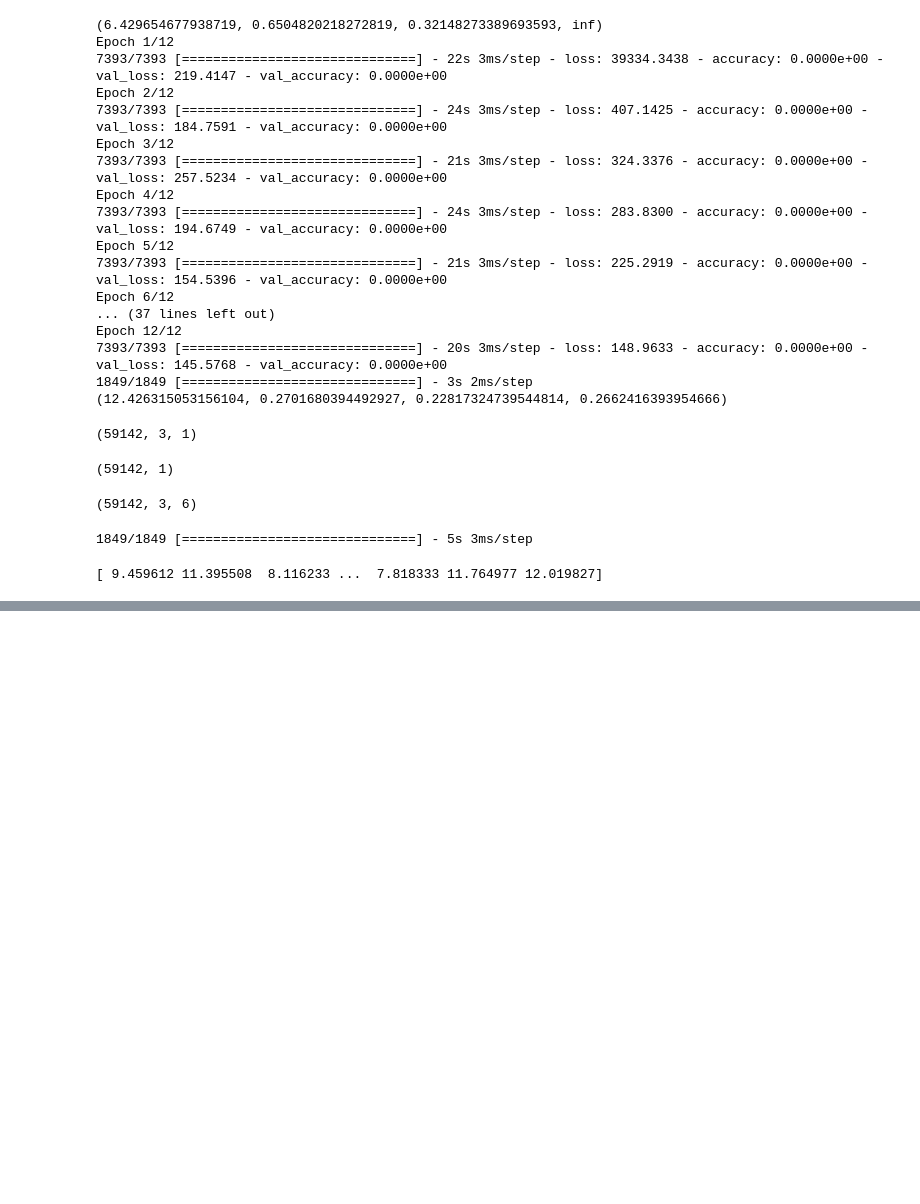
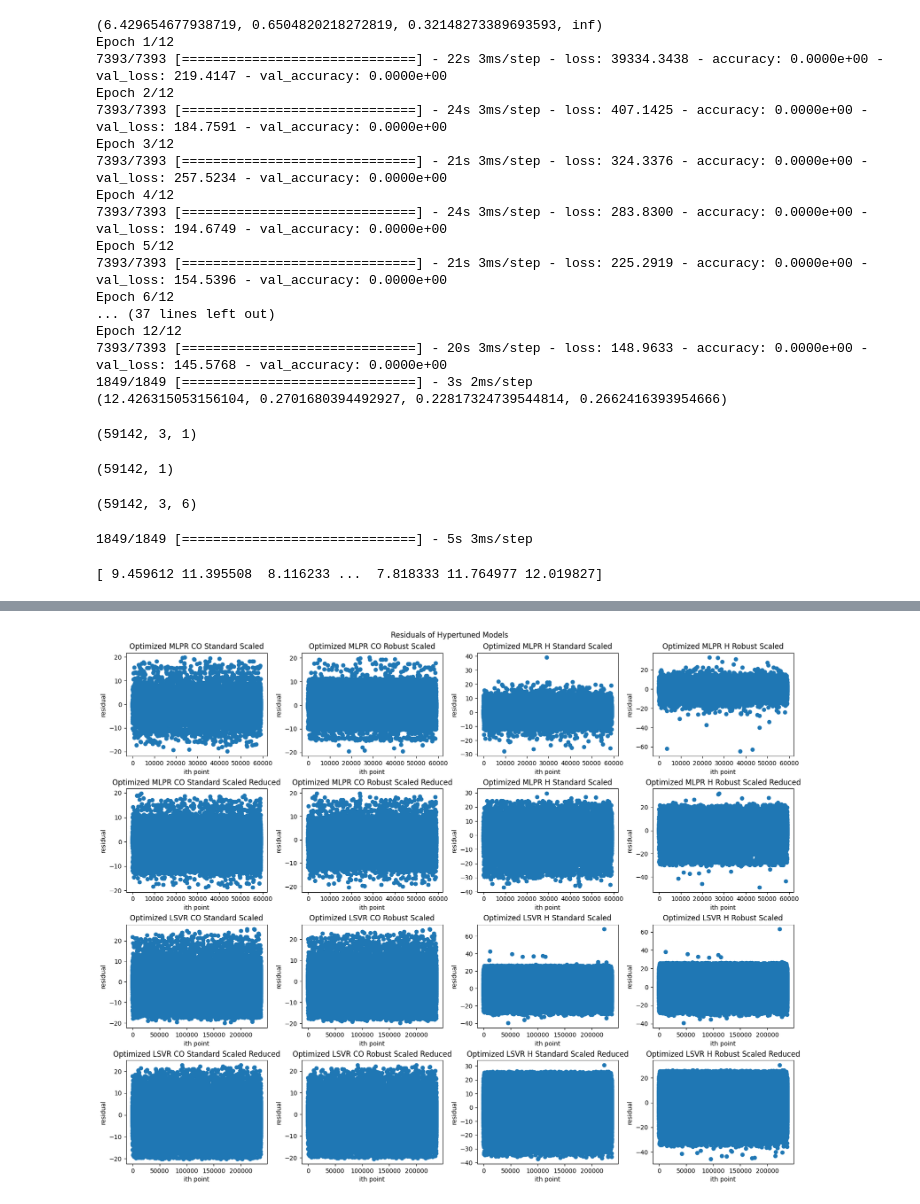
Before and after one commit to Jwdegames/GasSensorMLTasks, a Jupyter notebook: Task_1/STAT_483_Task_1_Jacob_FNN_&_SVR.ipynb, the cells around one changed output, grey strips where cells are left out. Saved outputs shown, nothing was run; the diff lists cells and outputs as text; code cells hidden in the pictures; blank space fills up the shorter version.

```diff
--- a/Task_1/STAT_483_Task_1_Jacob_FNN_&_SVR.ipynb
+++ b/Task_1/STAT_483_Task_1_Jacob_FNN_&_SVR.ipynb
@@ -636,0 +1059,20 @@ print(predictions_shaped)
+# %%
+# Make plots of ith point vs residual to check independence of residuals
+fig = plt.figure(figsize=(16, 15), layout = "constrained")
+fig.suptitle("Residuals of Hypertuned Models")
+for i in range(len(best_models)):
+  curr_best_model = best_models[i]
+  curr_x_test = x_test_sets[i]
+  curr_y_test = y_test_sets[i]
+  curr_best_model_label = best_model_labels[i]
+  ax1 = fig.add_subplot(len(best_models)//4 + 1, 4, i + 1)
+  ax1.set_xlabel("ith point")
+  ax1.set_ylabel("residual")
+  ax1.title.set_text(curr_best_model_label)
+  # Plot the predicted y values vs the actual y values
+  ax1.scatter(range(len(residuals[i])),residuals[i])
+  # Make sure that the axes are the same
+  # ax1.set_aspect('equal', adjustable='box')
+plt.show()
+# %% [output]
+[figure, added]
```
Also changed, not shown: parts of 20 cells of this notebook.
